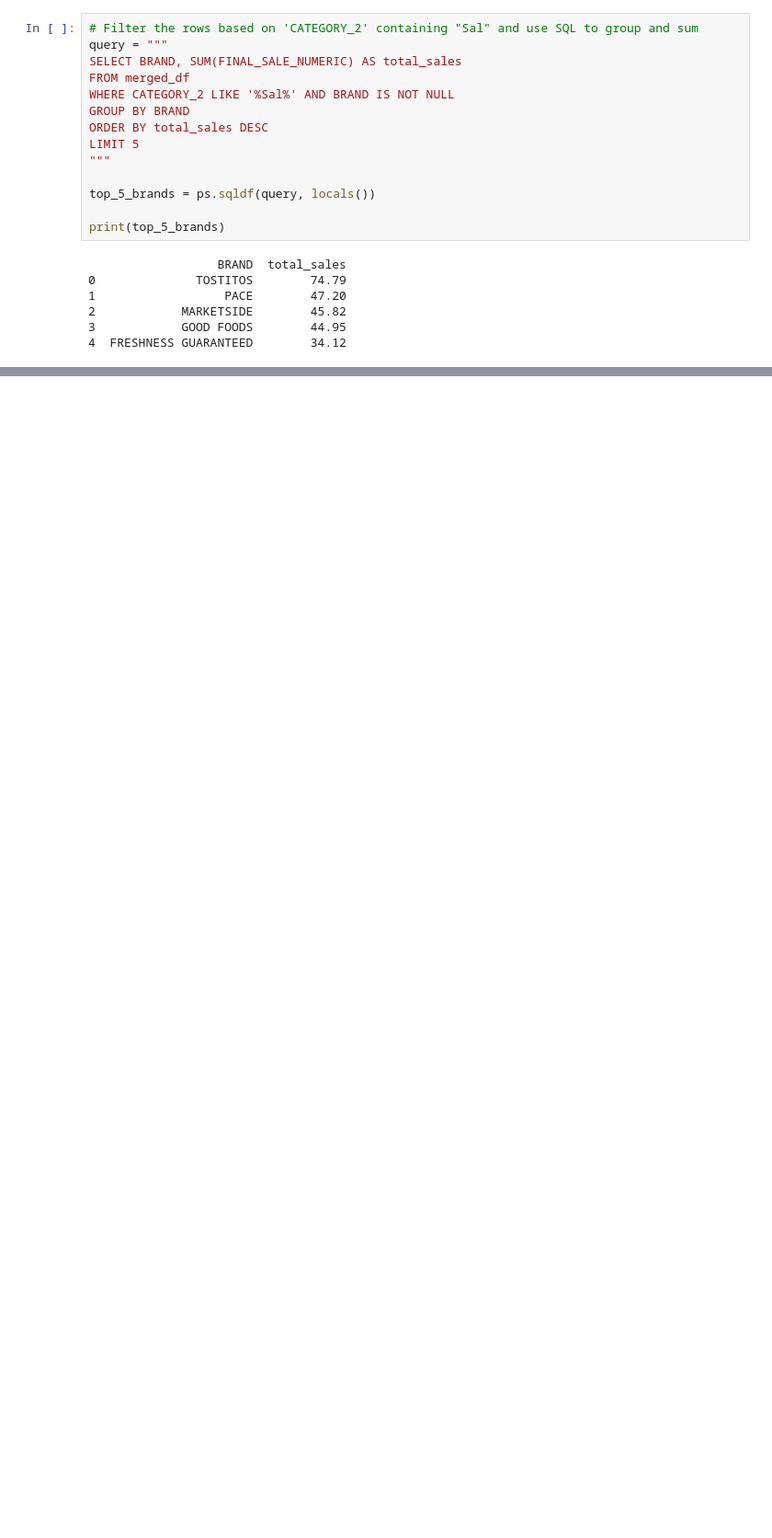
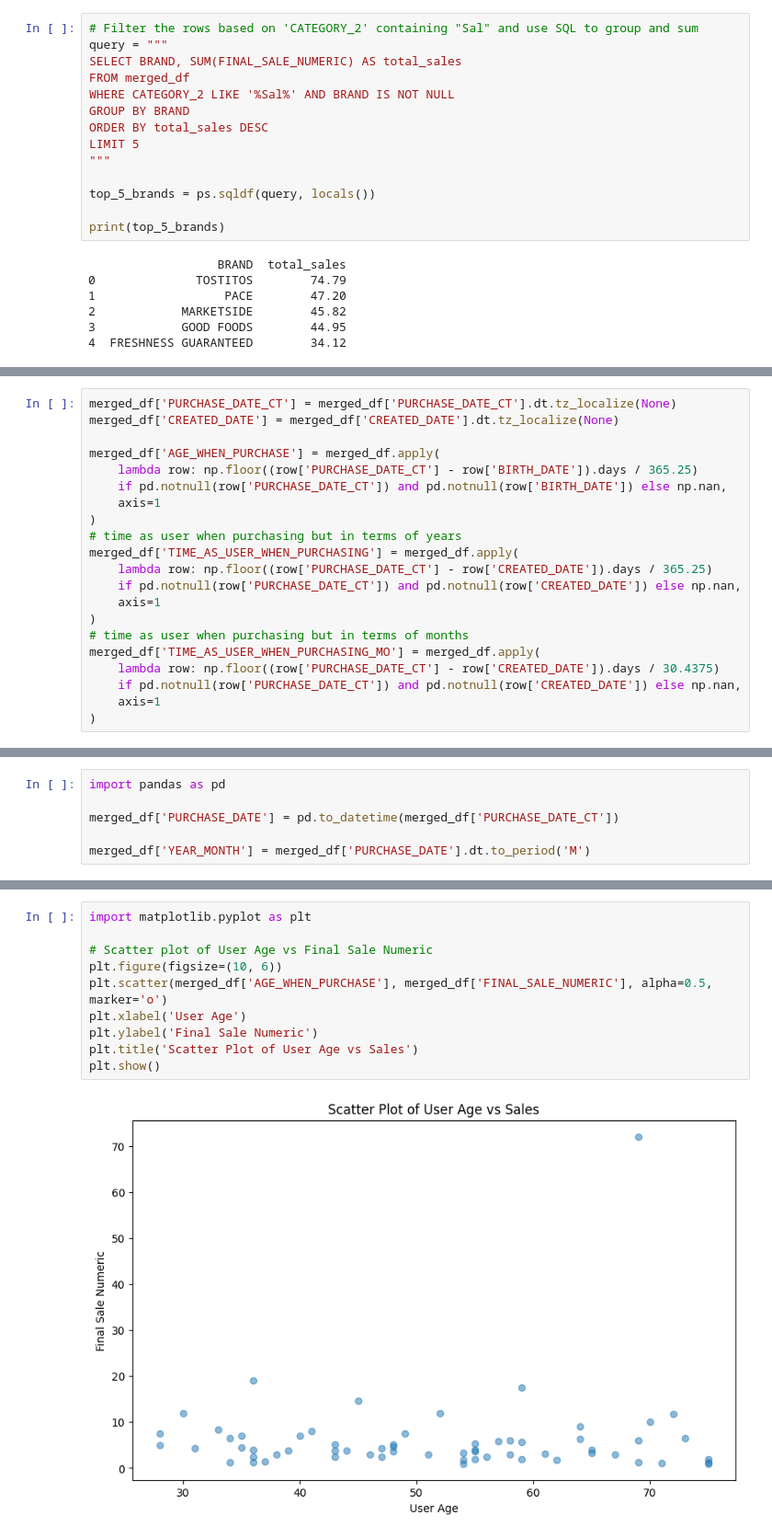
Before and after one commit to mariaob1201/FETCH-challenge, a Jupyter notebook: 2_processing/1.2_cleaning_merging.ipynb, the cells around one changed output, grey strips where cells are left out. Shown at 92% size. Drawn from its saved outputs; the diff is of its cells as text; blank space fills up the shorter version.

```diff
--- a/2_processing/1.2_cleaning_merging.ipynb
+++ b/2_processing/1.2_cleaning_merging.ipynb
@@ -1057,0 +1066,21 @@ print(top_5_brands)
+# %%
+merged_df['PURCHASE_DATE_CT'] = merged_df['PURCHASE_DATE_CT'].dt.tz_localize(None)
+merged_df['CREATED_DATE'] = merged_df['CREATED_DATE'].dt.tz_localize(None)
+
+merged_df['AGE_WHEN_PURCHASE'] = merged_df.apply(
+    lambda row: np.floor((row['PURCHASE_DATE_CT'] - row['BIRTH_DATE']).days / 365.25)
+    if pd.notnull(row['PURCHASE_DATE_CT']) and pd.notnull(row['BIRTH_DATE']) else np.nan,
+    axis=1
+)
+# time as user when purchasing but in terms of years
+merged_df['TIME_AS_USER_WHEN_PURCHASING'] = merged_df.apply(
+    lambda row: np.floor((row['PURCHASE_DATE_CT'] - row['CREATED_DATE']).days / 365.25)
+    if pd.notnull(row['PURCHASE_DATE_CT']) and pd.notnull(row['CREATED_DATE']) else np.nan,
+    axis=1
+)
+# time as user when purchasing but in terms of months
+merged_df['TIME_AS_USER_WHEN_PURCHASING_MO'] = merged_df.apply(
+    lambda row: np.floor((row['PURCHASE_DATE_CT'] - row['CREATED_DATE']).days / 30.4375)
+    if pd.notnull(row['PURCHASE_DATE_CT']) and pd.notnull(row['CREATED_DATE']) else np.nan,
+    axis=1
+)
@@ -1057,0 +1097,6 @@ print(top_5_brands)
+# %%
+import pandas as pd
+
+merged_df['PURCHASE_DATE'] = pd.to_datetime(merged_df['PURCHASE_DATE_CT'])
+
+merged_df['YEAR_MONTH'] = merged_df['PURCHASE_DATE'].dt.to_period('M')
@@ -1057,0 +1180,12 @@ print(top_5_brands)
+# %%
+import matplotlib.pyplot as plt
+
+# Scatter plot of User Age vs Final Sale Numeric
+plt.figure(figsize=(10, 6))
+plt.scatter(merged_df['AGE_WHEN_PURCHASE'], merged_df['FINAL_SALE_NUMERIC'], alpha=0.5, marker='o')
+plt.xlabel('User Age')
+plt.ylabel('Final Sale Numeric')
+plt.title('Scatter Plot of User Age vs Sales')
+plt.show()
+# %% [output]
+[figure, added]
```
Also changed, not shown: parts of 18 cells of this notebook, 4 other files.
